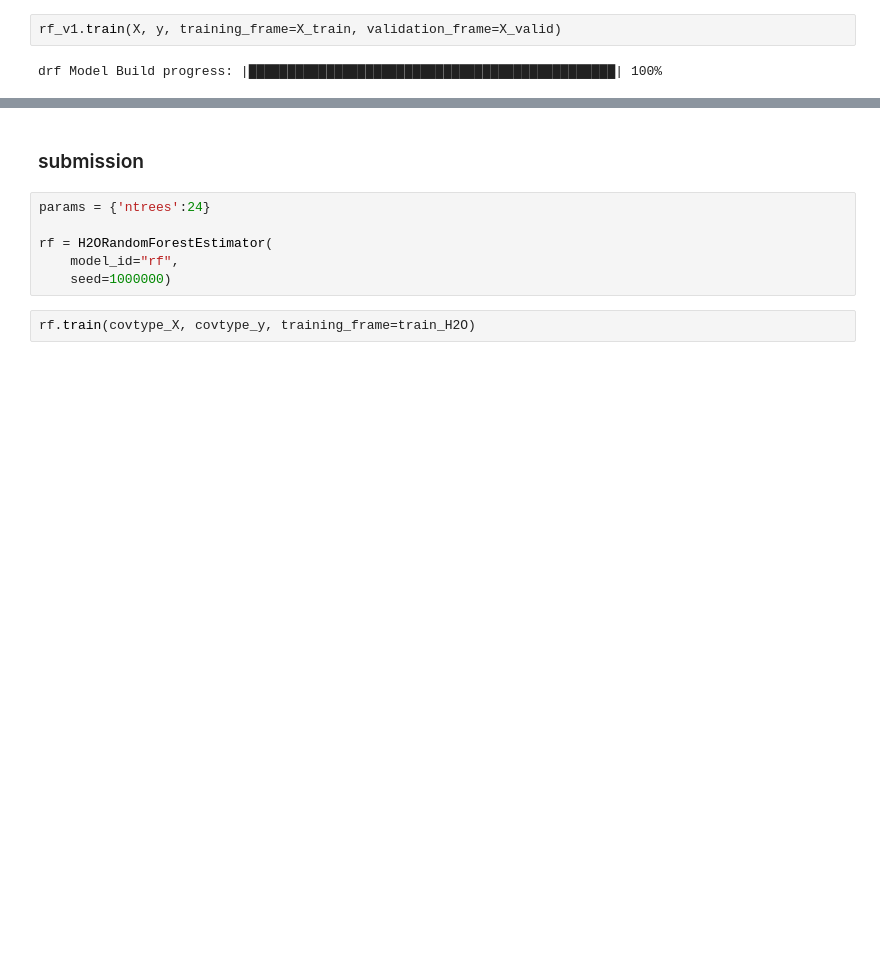
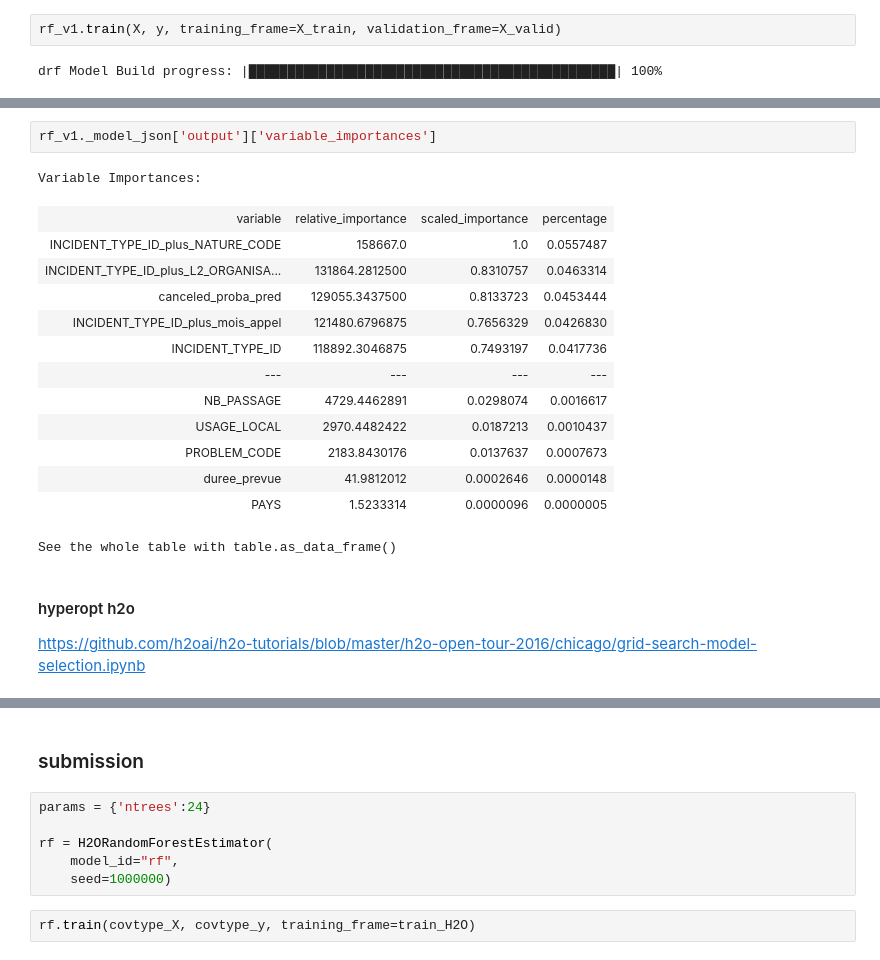
Before and after one commit to PhyxIt/DSC_home_service, a Jupyter notebook: notebooks/Modeling-Clean.ipynb, the cells around one changed output, grey strips where cells are left out. Drawn from its saved outputs; the diff is of its cells as text; blank space fills up the shorter version.

```diff
--- a/notebooks/Modeling-Clean.ipynb
+++ b/notebooks/Modeling-Clean.ipynb
@@ -689,0 +779,20 @@ rf_v2.hit_ratio_table(valid=True)
+# %%
+rf_v1._model_json['output']['variable_importances']
+# %% [output]
+Variable Importances:
+| variable | relative_importance | scaled_importance | percentage |
+| INCIDENT_TYPE_ID_plus_NATURE_CODE | 158667.0 | 1.0 | 0.0557487 |
+| INCIDENT_TYPE_ID_plus_L2_ORGANISA... | 131864.2812500 | 0.8310757 | 0.0463314 |
+| canceled_proba_pred | 129055.3437500 | 0.8133723 | 0.0453444 |
+| INCIDENT_TYPE_ID_plus_mois_appel | 121480.6796875 | 0.7656329 | 0.0426830 |
+| INCIDENT_TYPE_ID | 118892.3046875 | 0.7493197 | 0.0417736 |
+| --- | --- | --- | --- |
+| NB_PASSAGE | 4729.4462891 | 0.0298074 | 0.0016617 |
+| USAGE_LOCAL | 2970.4482422 | 0.0187213 | 0.0010437 |
+| PROBLEM_CODE | 2183.8430176 | 0.0137637 | 0.0007673 |
+| duree_prevue | 41.9812012 | 0.0002646 | 0.0000148 |
+| PAYS | 1.5233314 | 0.0000096 | 0.0000005 |
+See the whole table with table.as_data_frame()
+# %% [markdown]
+#### hyperopt h2o
+https://github.com/h2oai/h2o-tutorials/blob/master/h2o-open-tour-2016/chicago/grid-search-model-selection.ipynb
```
Also changed, not shown: parts of 55 cells of this notebook, 2 other files.
